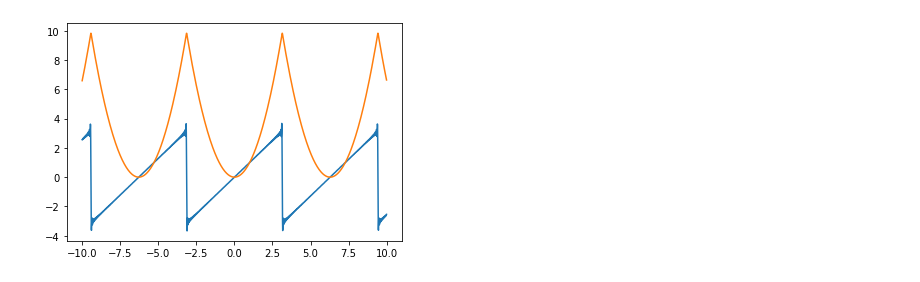
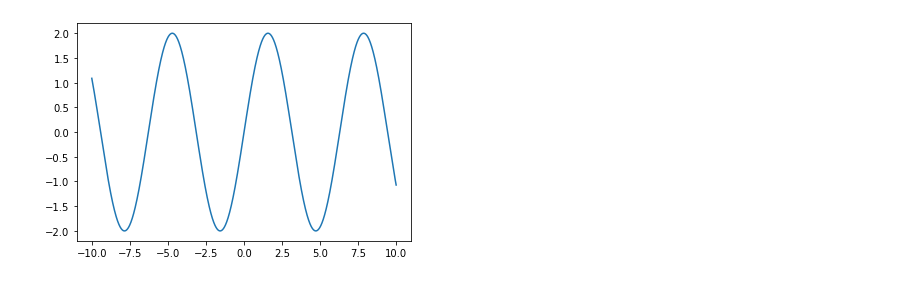
Before and after one commit to Armaan01/FurieSeries, a Jupyter notebook: matanFurieSeries.ipynb, the cells around one changed output. Drawn from its saved outputs; the diff is of its cells as text; code cells hidden in the pictures.

```diff
--- a/matanFurieSeries.ipynb
+++ b/matanFurieSeries.ipynb
@@ -1,7 +4,4 @@
 # %%
-import matplotlib.pyplot as plt
-import numpy as np
-
 def get_furie_elem(x,k,n):
     '''
     gets furie series value at point x with max num k
@@ -18,8 +18,7 @@ def get_furie_elem(x,k,n):
             sum+=4*((-1)**(i))/(i**2)*np.cos(i*x)
     return sum
 
-def main():
-    num = 1
+def main(num, pow):
     #num - number of furie seria
     x_dest = [-10 + k * 0.01 for k in range(2000)]
     y1_dest = [0]*len(x_dest)
@@ -27,6 +26,7 @@ def main():
     for i in range(len(x_dest)):
         y1_dest[i] = get_furie_elem(x_dest[i],num,1)
         y2_dest[i] = get_furie_elem(x_dest[i],num,2)
-    plt.plot(x_dest, y1_dest, x_dest, y2_dest)
-
-main()
+    if pow == 1:
+        plt.plot(x_dest, y1_dest)
+    else:
+        plt.plot(x_dest, y2_dest)
@@ -128,31 +33,4 @@ main()
-# %%
-def get_furie_elem(x,k,n):
-    '''
-    gets furie series value at point x with max num k
-    n = 1 is for y=x
-    n = 2 is for y=x^2
-    '''
-    sum = 0
-    if n == 1:
-        for i in range(1,k+1):
-            sum+=-2/i*(-1)**i*np.sin(i*x)
-    else:
-        sum = (np.pi**2)/3
-        for i in range(1,k+1):
-            sum+=4*((-1)**(i))/(i**2)*np.cos(i*x)
-    return sum
-
-def main():
-    num = 100
-    #num - number of furie seria
-    x_dest = [-10 + k * 0.01 for k in range(2000)]
-    y1_dest = [0]*len(x_dest)
-    y2_dest = [0]*len(x_dest)
-    for i in range(len(x_dest)):
-        y1_dest[i] = get_furie_elem(x_dest[i],num,1)
-        y2_dest[i] = get_furie_elem(x_dest[i],num,2)
-    plt.plot(x_dest, y1_dest, x_dest, y2_dest)
-
-main()
-# %% [output]
-[figure, removed]
+# %%
+main(1,1)
+# %% [output]
+[figure, added]
```
Also changed, not shown: parts of 14 cells of this notebook.
